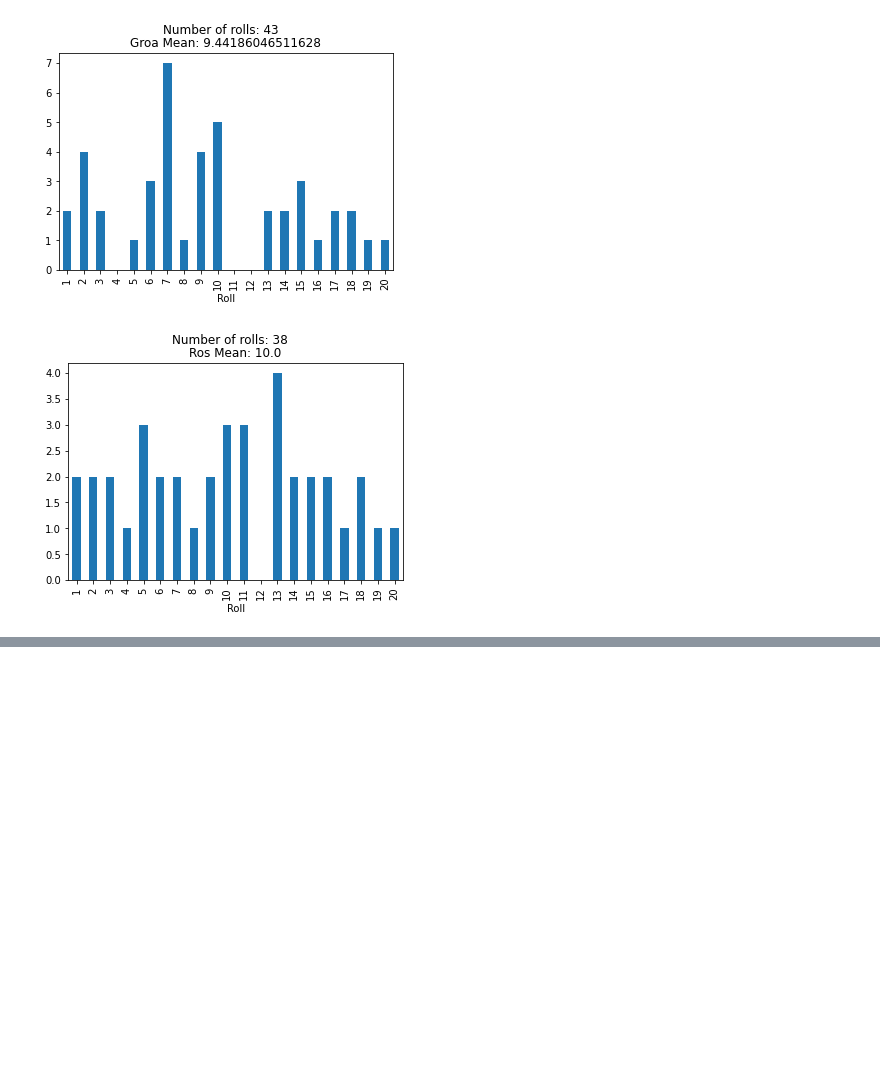
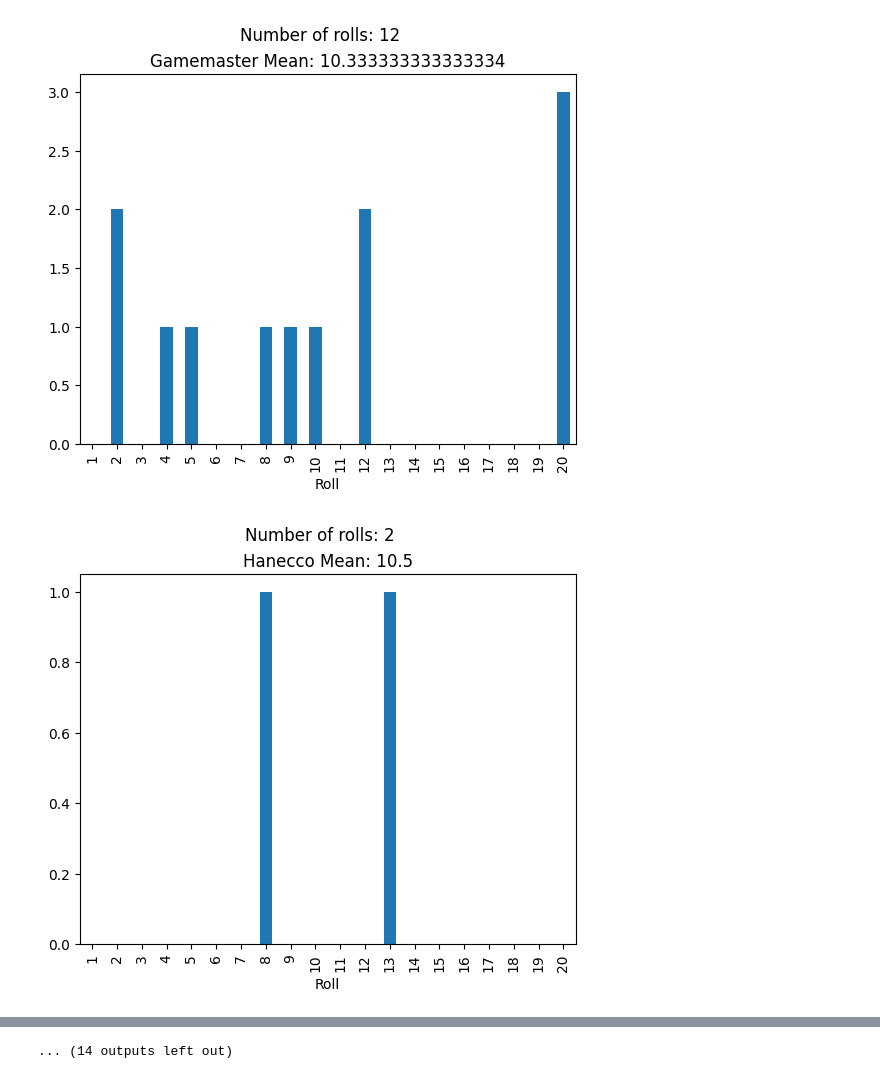
Before and after one commit to jpcg698/PF2e-campaign-analysis, a Jupyter notebook: roll.ipynb, the cells around one changed output, grey strips where cells are left out. Drawn from its saved outputs; the diff is of its cells as text; code cells hidden in the pictures; blank space fills up the shorter version.

Commit message:
updated to new foundry version

```diff
--- a/roll.ipynb
+++ b/roll.ipynb
@@ -66,5 +111,5 @@ playerCharDict = {
 # %%
-f = open("fvtt-log-Mon-Jul-18-2022.txt",encoding="utf8")
+f = open("fvtt-log-Wed-Mar-27-2024.txt",encoding="utf8")
 
 data = f.read()
 data_list = data.split("---------------------------")
@@ -82,7 +127,11 @@ try:
                 if found_action < 0:
                     found_action = temp_list[2].find('<h4 class="action">')
                     if found_action < 0:
-                        found_action = -1
+                        found_action = temp_list[2].find('1d20')
+                        if found_action < 0:
+                            found_action = -1
+                        else:
+                            historicType = '1d20'
                     else:
                         historicType = '<h4 class="action">'
                 else:
@@ -110,21 +159,34 @@ try:
                     action = temp_list[2][temp_list[2].index('<b>')+3:temp_list[2].index("</b")]
                 else:
                     action = temp_list[2][temp_list[2].index('<h4 class="action">')+19:temp_list[2].index("</h4")]
+            elif historicType == '1d20':
+                action = "Not specified"
             if "strike" in action:
                 actionGeneral = "strike"
             else:
                 actionGeneral = "other"
-            d20roll = temp_list[-1][temp_list[-1].index("=")+1:temp_list[-1].index("=")+4].strip()
-            clean.append([character,player,roll_result,action,int(d20roll),date,actionGeneral])
+
+            if(temp_list[-1].find('+')<0):
+                modifier = 0
+            else:
+                basicInfo = temp_list[-1][:temp_list[-1].index('=')-1]
+                modifier = basicInfo[basicInfo.index('+')+2:].replace(' ','')
+            d20roll = int(roll_result) - int(modifier)
+            clean.append([character,player,roll_result, modifier,action,d20roll,date,actionGeneral])
         data_list[i] = temp_list
-    df = pd.DataFrame(clean, columns= ["Character","Player", "Roll Result","Action","D20 Roll", "Date", "general"])
+    df = pd.DataFrame(clean, columns= ["Character","Player", "Roll Result", "Modifier","Action","D20 Roll", "Date", "general"])
 except Exception as e:
+    print(temp_list[-1][-3])
+    print(len(temp_list[-1]))
+    print(item)
     print(dateString)
     print(date)
     print(character)
     print(action)
-    print(temp_list[2][temp_list[2].index("<strong>")+8:temp_list[2].index("</strong>")])
     print(data_list[i])
+    print(temp_list[-1][-1])
+    print(temp_list[-1][-2])
+    print(d20roll)
     print("error in line " + str(i))
     print(e)
 # %%
@@ -140,33 +215,33 @@ import matplotlib.pyplot as plt
 import statistics
 # %%
 summary = []
-sinceWhen = datetime(2022,7,17)
+sinceWhen = datetime(2024,2,13)
 x_dice = []
 searchString = ""
 for char in characters:
     historic = []
     x_dice = []
     rolls = pd.DataFrame(data ={"Rolls":[0]*20})
     rolls.index = rolls.index+1
     newdf = df[df["Character"] == char]
     newdf = newdf[newdf["Date"] >= sinceWhen]
     #newdf["D20 Roll"] = pd.to_numeric(newdf["D20 Roll"])
     newdf = newdf.loc[newdf['Action'].str.contains(searchString, regex=False)]
     if len(newdf.index) > 0:
         plt.figure()
         counts = newdf['D20 Roll'].value_counts()
         counts = counts.to_frame()
         counts.index = pd.to_numeric(counts.index)
         counts = counts.sort_index()
         newRolls = pd.concat([rolls, counts],axis=1)
         newRolls = newRolls.fillna(value={"D20 Roll":0})
         newRolls['D20 Roll'].plot.bar()
         plt.xlabel('Roll')
         plt.title(char + " Mean: " + str(newdf['D20 Roll'].mean()))
         plt.suptitle("Number of rolls: " + str(len(newdf.index)))
-        plt.savefig(char + ".jpg", dpi=72)
-        summary.append([newdf['D20 Roll'].mean(),char,len(newdf.index)])
+        plt.savefig("char/" + char + ".jpg", dpi=72)
+        summary.append([newdf['D20 Roll'].mean(),char,len(newdf.index), newdf['D20 Roll'].std()])
 summary.sort()
 # %% [output]
-[figure, old version]
+[figure, new version]
-[figure, old version]
+[figure, new version]
@@ -179,2 +258,3 @@ summary.sort()
+... (14 outputs left out)
 # %%
 summary = []
```
Also changed, not shown: parts of 10 cells of this notebook, 3 other files.
